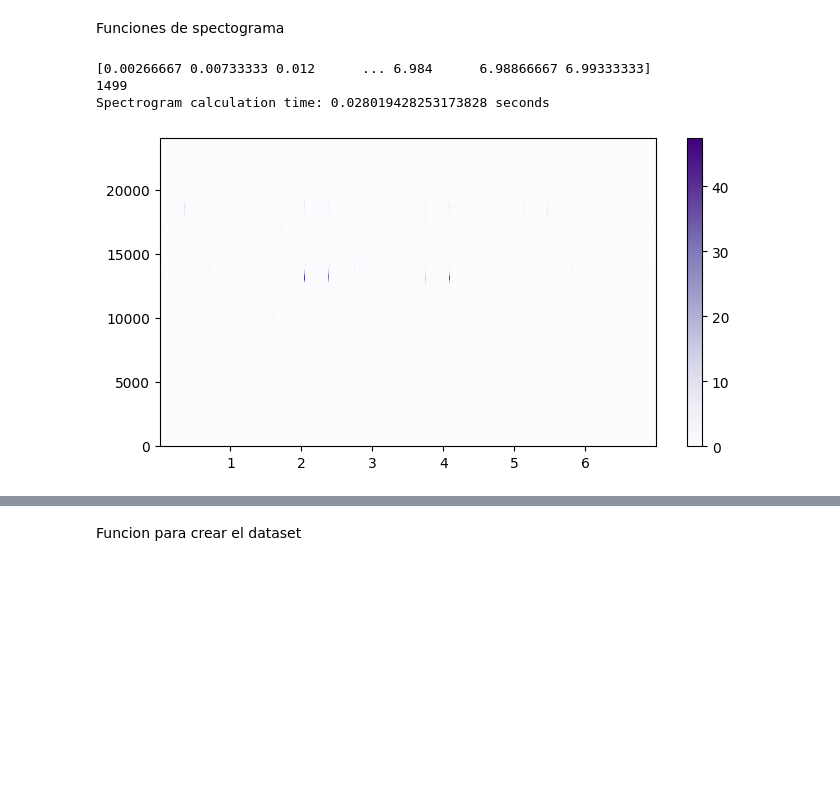
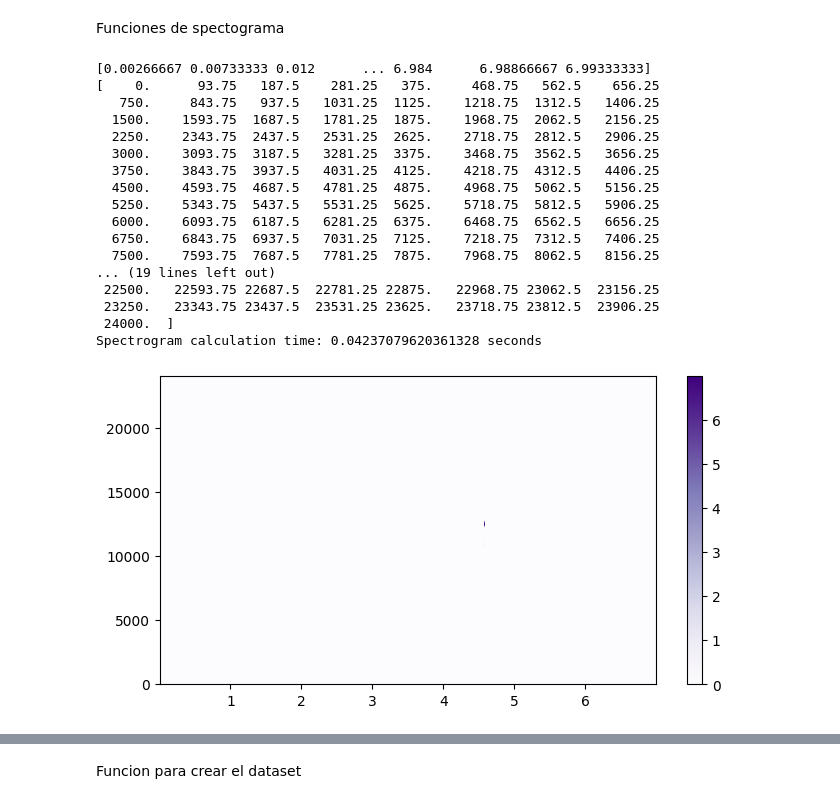
Before and after one commit to eduardo-santin/investigacion, a Jupyter notebook: modelo_kaggle_dataset.ipynb, the cells around one changed output, grey strips where cells are left out. Cells and saved outputs as stored; diff of their text form; code cells hidden in the pictures; blank space fills up the shorter version.

```diff
--- a/modelo_kaggle_dataset.ipynb
+++ b/modelo_kaggle_dataset.ipynb
@@ -279,32 +314,41 @@ class Error(Exception):
     pass
 # %%
 #audio file path
-path = "2fa556c68_14.0_21.0_7.0_med|high_10800_19200.wav"
+path = "cut_filtered/03-10-3022_30_38_28.0_35.0_med|high_10800_19200.wav"
 
-# open the wav
-sr, wav = wavfile.read(path)
-
-# convert data to int16
-wav = wav.astype(np.int16)
-
-# save the wav file with the same name
-wavfile.write(path, sr, wav)
-
-
+# open the file
 
 maxFreqForInterval = 13687.5
 
 #Get spectrogram data
 calculateSpecT = time.time()
 t,freq,spec = specInfo(path)
+print(t)
+print(freq)
+
+# not used
 frequencyLimit = ((np.abs(freq - maxFreqForInterval)).argmin()+1)
-print(t)
-print(len(t))
+
+
 print("Spectrogram calculation time:", time.time()- calculateSpecT, "seconds")#outputs spectrogram calculation time
 #Plot spectrogram dataspecInfo
 plotModSpecSimple(t,freq,spec)
 # %% [output]
 [0.00266667 0.00733333 0.012      ... 6.984      6.98866667 6.99333333]
-1499
-Spectrogram calculation time: 0.028019428253173828 seconds
+[    0.      93.75   187.5    281.25   375.     468.75   562.5    656.25
+   750.     843.75   937.5   1031.25  1125.    1218.75  1312.5   1406.25
+  1500.    1593.75  1687.5   1781.25  1875.    1968.75  2062.5   2156.25
+  2250.    2343.75  2437.5   2531.25  2625.    2718.75  2812.5   2906.25
+  3000.    3093.75  3187.5   3281.25  3375.    3468.75  3562.5   3656.25
+  3750.    3843.75  3937.5   4031.25  4125.    4218.75  4312.5   4406.25
+  4500.    4593.75  4687.5   4781.25  4875.    4968.75  5062.5   5156.25
+  5250.    5343.75  5437.5   5531.25  5625.    5718.75  5812.5   5906.25
+  6000.    6093.75  6187.5   6281.25  6375.    6468.75  6562.5   6656.25
+  6750.    6843.75  6937.5   7031.25  7125.    7218.75  7312.5   7406.25
+  7500.    7593.75  7687.5   7781.25  7875.    7968.75  8062.5   8156.25
+... (19 lines left out)
+ 22500.   22593.75 22687.5  22781.25 22875.   22968.75 23062.5  23156.25
+ 23250.   23343.75 23437.5  23531.25 23625.   23718.75 23812.5  23906.25
+ 24000.  ]
+Spectrogram calculation time: 0.04237079620361328 seconds
-[figure, old version]
+[figure, new version]
```
Also changed, not shown: parts of 29 cells of this notebook, 4 other files.
